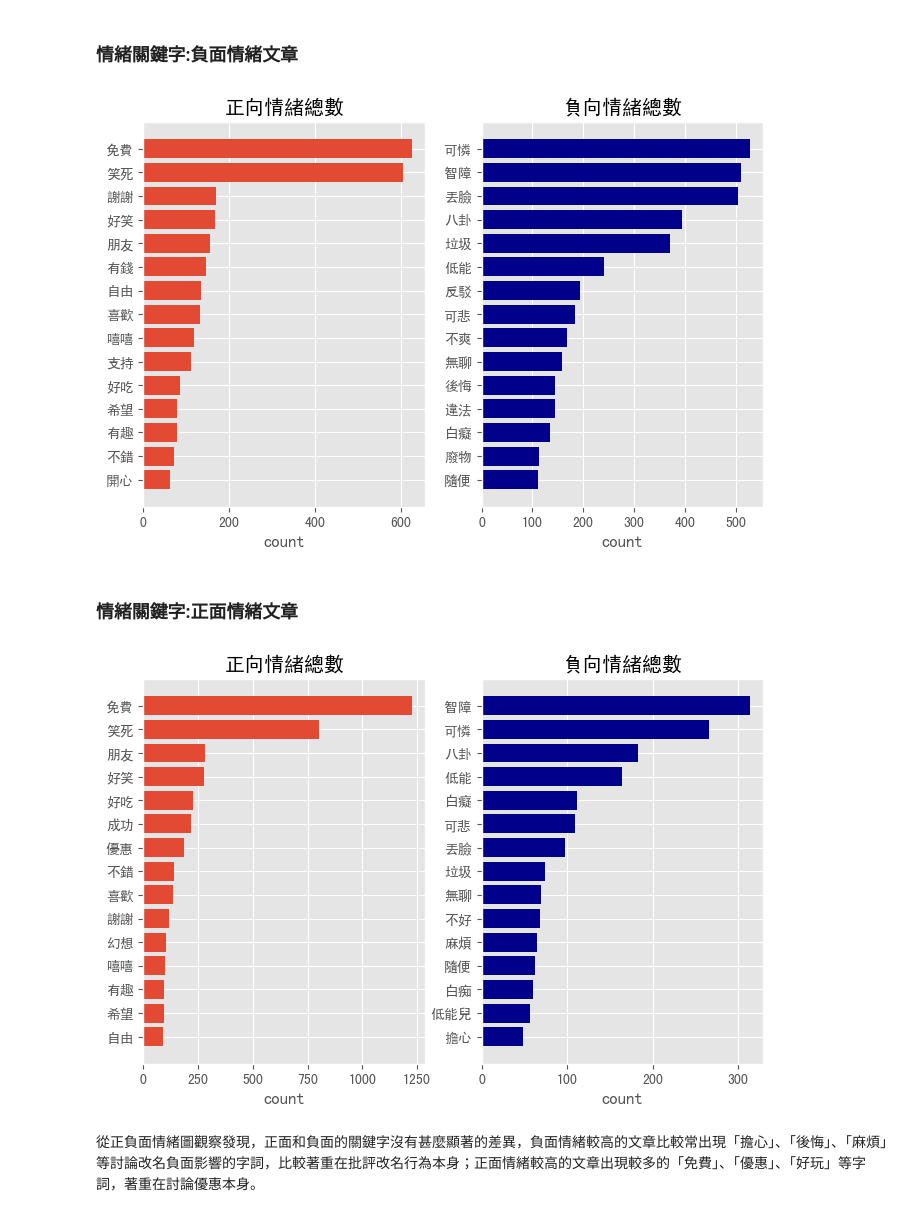
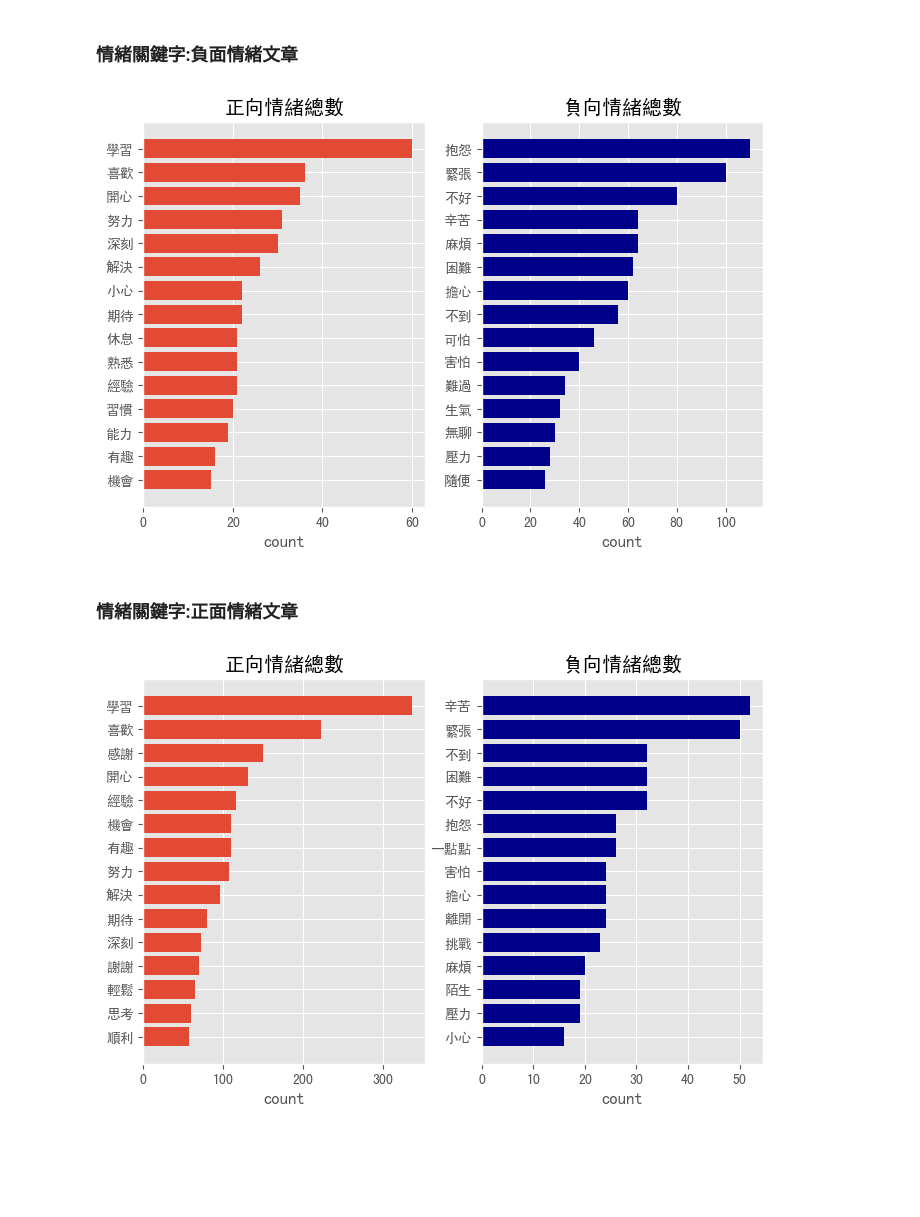
Before and after one commit to oraclekaia/social_media_analysis_mid-, a Jupyter notebook: ver1.ipynb, the cells around one changed output. Cells and saved outputs as stored; diff of their text form; code cells hidden in the pictures; blank space fills up the shorter version.

```diff
--- a/ver1.ipynb
+++ b/ver1.ipynb
@@ -492,17 +492,17 @@ article_type_date = article_type_date.groupby(['artDate','type'], as_index=False
 #article_type_date
 # %%
-ap = article_type_date[(article_type_date["type"]=="positive")&(article_type_date["artDate"]>="2021/3/15")&(article_type_date["artDate"]<="2021/3/25")]
-an = article_type_date[(article_type_date["type"]=="negative")&(article_type_date["artDate"]>="2021/3/15")&(article_type_date["artDate"]<="2021/3/25")]
+ap = article_type_Month[(article_type_Month["type"]=="positive")]
+an = article_type_Month[(article_type_Month["type"]=="negative")]
 
 plt.figure(figsize=(5,3))   # 顯示圖框架大小 (寬,高)
 plt.style.use("ggplot")     # 使用ggplot主題樣式
-plt.rcParams['font.sans-serif']=['SimHei'] #使中文能正常顯示
-plt.title('正負情緒文章數量統計圖')
-plt.xlabel('artDate')
-plt.bar(ap['artDate'],ap['size'],align="edge",width=0.35,label="positive")
-plt.bar(an['artDate'],an['size'],align="edge",width=-0.35,label="negative")
+
+plt.title('正負情緒日誌數量統計圖')
+plt.xlabel('artMonth')
+plt.bar(ap['artMonth'],ap['size'],align="edge",width=0.35,label="positive")
+plt.bar(an['artMonth'],an['size'],align="edge",width=-0.35,label="negative")
 plt.legend()
 plt.xticks(rotation= 45, fontsize=9)
-plt.xlabel('artDate')
+plt.xlabel('artMonth')
 plt.show()
 # %% [output]
@@ -511,8 +511,8 @@ plt.show()
 ### 2.8 情緒關鍵字
 把正面和負面的文章挑出來，並和斷詞結果合併
 # %%
-positive_article = article_type[article_type["type"]=="positive"].merge(data, how = 'left', on = 'artUrl')
-negative_article = article_type[article_type["type"]=="negative"].merge(data, how = 'left', on = 'artUrl')
+positive_article = article_type[article_type["type"]=="positive"].merge(MetaData_token, how = 'left', on = 'content')
+negative_article = article_type[article_type["type"]=="negative"].merge(MetaData_token, how = 'left', on = 'content')
 # %% [markdown]
 ### 情緒關鍵字:負面情緒文章
 # %%
@@ -526,7 +526,6 @@ n_sum = negative_article[negative_article["sentiments"]=="negative"].head(15).so
 
 plt.figure(figsize=(8,5))   # 顯示圖框架大小 (寬,高)
 plt.style.use("ggplot")     # 使用ggplot主題樣式
-plt.rcParams['font.sans-serif']=['SimHei'] #使中文能正常顯示
 
 plt.subplot(121)
 plt.title('正向情緒總數')
@@ -541,35 +540,32 @@ plt.barh(n_sum['word'],n_sum['size'],color="darkblue")
 
 plt.show()
 # %% [output]
-[figure, old version]
+[figure, new version]
 # %% [markdown]
 ### 情緒關鍵字:正面情緒文章
 # %%
-positive_article = (positive_article.merge(df_liwc, on='word')
+positive_article = (positive_article.merge(df_ntusd, on='word')
                     .groupby(['word', 'sentiments'], as_index=False)
                     .size()
                     .sort_values('size', ascending = False))
 # %%
 p_sum = positive_article[positive_article["sentiments"]=="positive"].head(15).sort_values(by=['size'])
 n_sum = positive_article[positive_article["sentiments"]=="negative"].head(15).sort_values(by=['size'])
 
 plt.figure(figsize=(8,5))   # 顯示圖框架大小 (寬,高)
 plt.style.use("ggplot")     # 使用ggplot主題樣式
-plt.rcParams['font.sans-serif']=['SimHei'] #使中文能正常顯示
 
 plt.subplot(121)
 plt.title('正向情緒總數')
 plt.xlabel('count')
 plt.barh(p_sum['word'],p_sum['size'])
 
 plt.subplot(122)
 plt.title('負向情緒總數')
 plt.xlabel('count')
 plt.barh(n_sum['word'],n_sum['size'],color="darkblue")
 
 
 plt.show()
 # %% [output]
-[figure, old version]
+[figure, new version]
-# %% [markdown]
-從正負面情緒圖觀察發現，正面和負面的關鍵字沒有甚麼顯著的差異，負面情緒較高的文章比較常出現「擔心」、「後悔」、「麻煩」等討論改名負面影響的字詞，比較著重在批評改名行為本身；正面情緒較高的文章出現較多的「免費」、「優惠」、「好玩」等字詞，著重在討論優惠本身。
```
Also changed, not shown: parts of 5 cells of this notebook.
